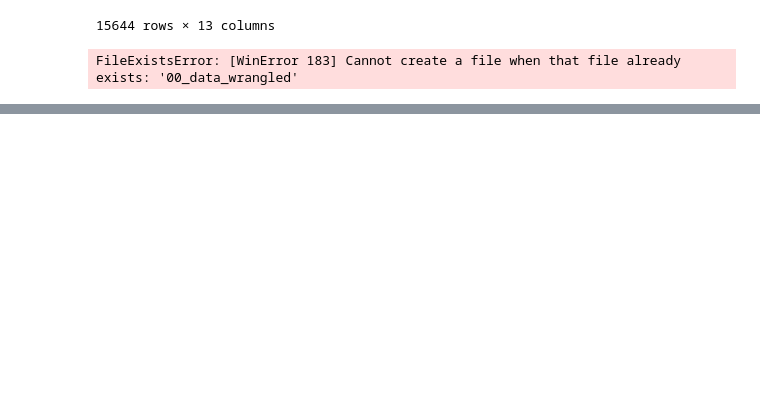
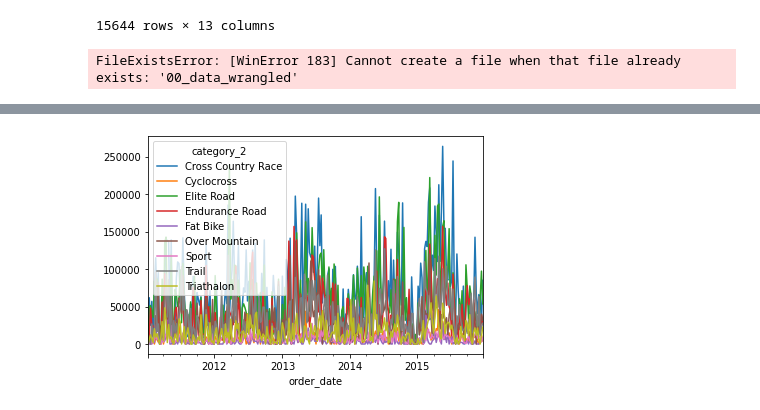
Before and after one commit to boodscode237/DS48_101, a Jupyter notebook: main.ipynb, the cells around one changed output, grey strips where cells are left out. Cells and saved outputs as stored; diff of their text form; code cells hidden in the pictures; blank space fills up the shorter version.

Commit message:
sales by months category 2

```diff
--- a/main.ipynb
+++ b/main.ipynb
@@ -892,0 +1002,7 @@ ggplot(data=data_, mapping=aes(x="order_date", y="total_price")) + \
+# %%
+sales_by_month_cat_2 = df[['category_2', 'order_date', 'total_price']] \
+    .set_index('order_date') \
+    .groupby('category_2') \
+    .resample('W') \
+    .agg(func = {'total_price': np.sum}) \
+    .reset_index()
@@ -892,0 +1025,10 @@ ggplot(data=data_, mapping=aes(x="order_date", y="total_price")) + \
+# %%
+sales_by_month_cat_2\
+    .pivot(
+    index = 'order_date',
+    columns = 'category_2',
+    values = 'total_price')\
+    .fillna(0)\
+    .plot()
+# %% [output]
+[figure, added]
```
Also changed, not shown: parts of 36 cells of this notebook.
